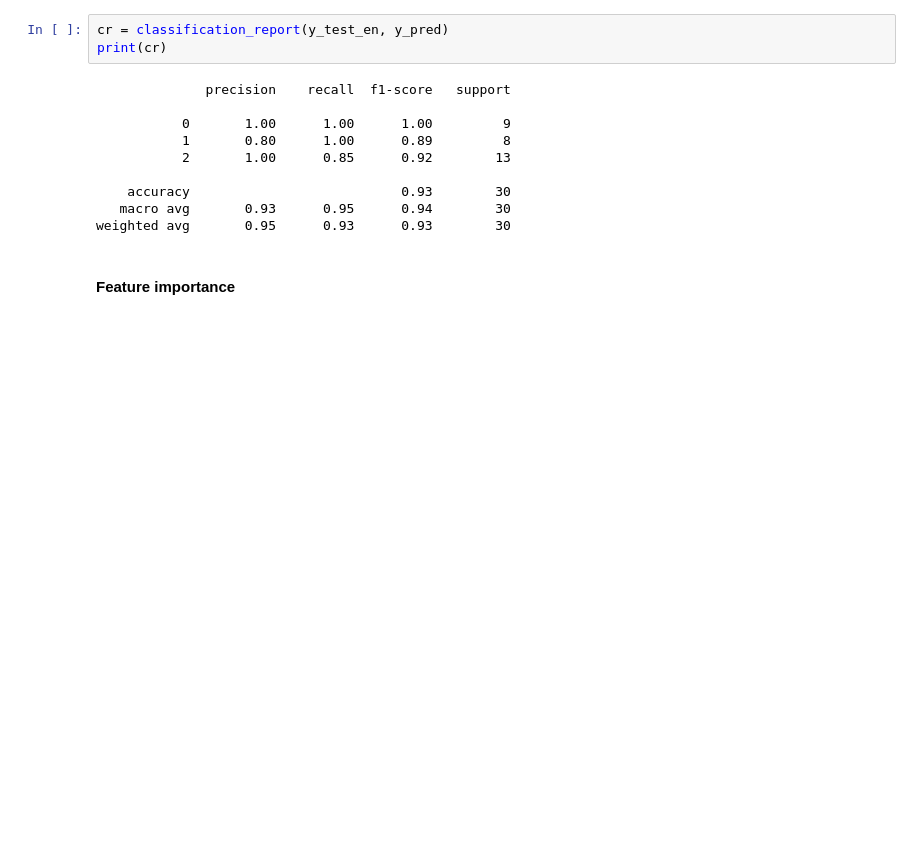
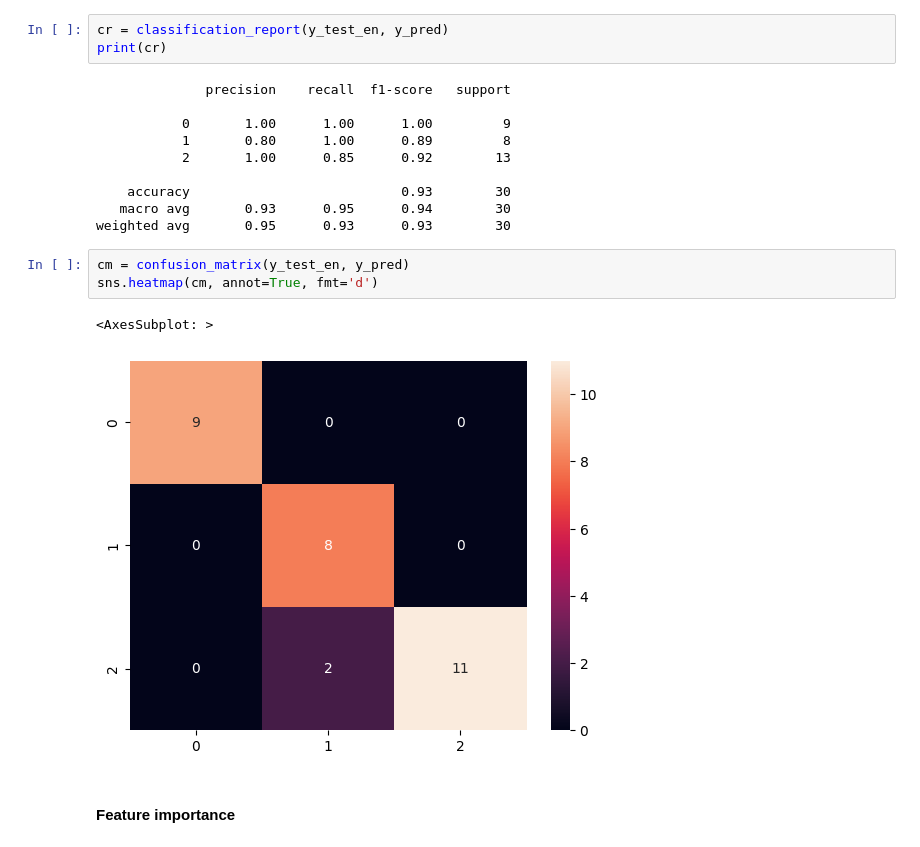
Before and after one commit to MaxinAI/school-of-ai, a Jupyter notebook: tsu_master_2022_2023/workshop_6_trees_boosting_bagging.ipynb, the cells around one changed output. Saved outputs shown, nothing was run; the diff lists cells and outputs as text; blank space fills up the shorter version.

```diff
--- a/tsu_master_2022_2023/workshop_6_trees_boosting_bagging.ipynb
+++ b/tsu_master_2022_2023/workshop_6_trees_boosting_bagging.ipynb
@@ -298,6 +312,12 @@ print(cr)
     accuracy                           0.93        30
    macro avg       0.93      0.95      0.94        30
 weighted avg       0.95      0.93      0.93        30
+# %%
+cm = confusion_matrix(y_test_en, y_pred)
+sns.heatmap(cm, annot=True, fmt='d')
+# %% [output]
+<AxesSubplot: >
+[figure, added]
 # %% [markdown]
 #### Feature importance
 # %%
```
Also changed, not shown: parts of 5 cells of this notebook.
